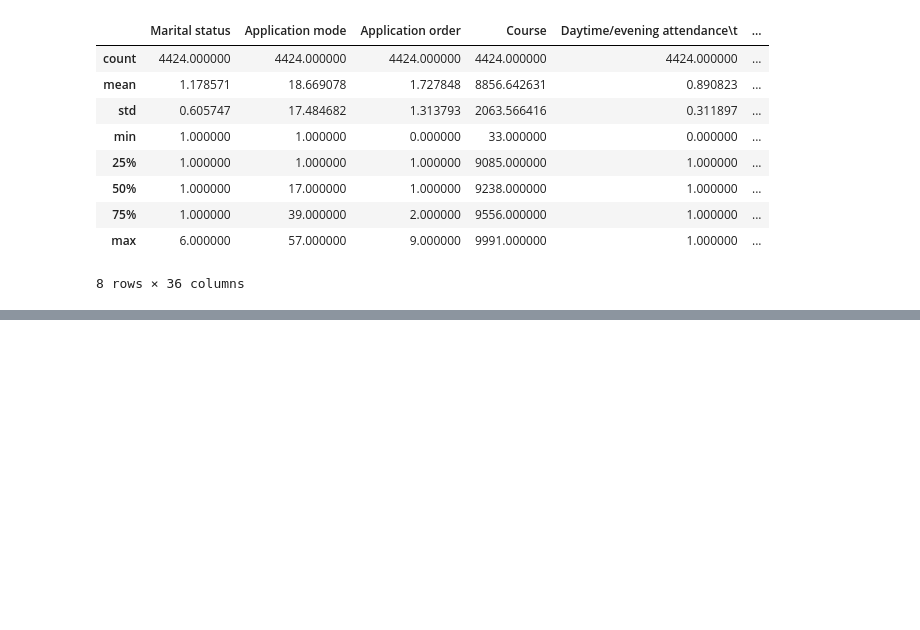
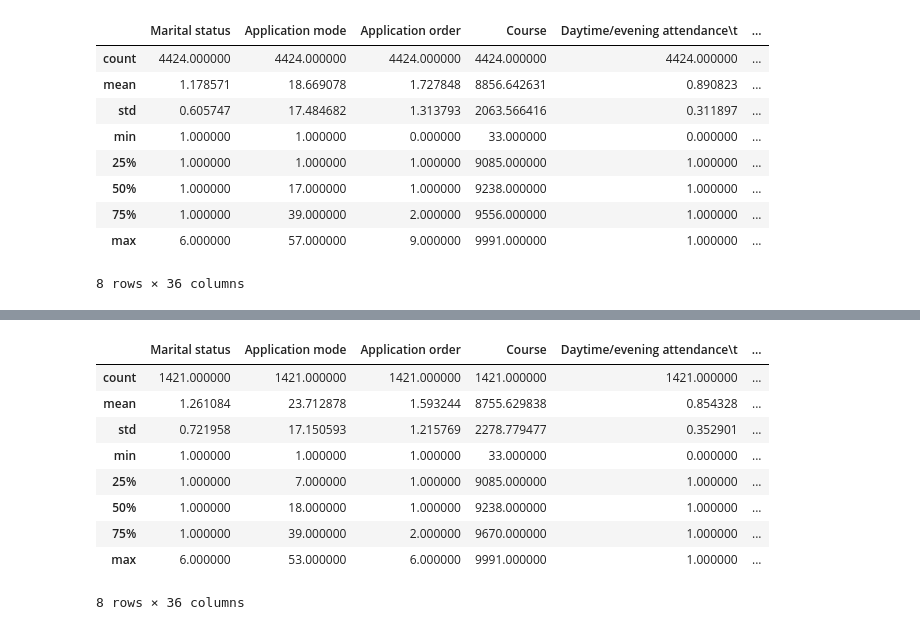
Before and after one commit to HenriqueNPinho/FEUP-IArt, a Jupyter notebook: Project_2/Students Dropout and Success.ipynb, the cells around one changed output, grey strips where cells are left out. Cells and saved outputs as stored; diff of their text form; code cells hidden in the pictures; blank space fills up the shorter version.

```diff
--- a/Project_2/Students Dropout and Success.ipynb
+++ b/Project_2/Students Dropout and Success.ipynb
@@ -85 +116,15 @@ plt.bar(['Graduated', 'Enrolled', 'Dropout'], [len(graduated), len(enrolled), le
+# %%
+dropout_data = student_data[student_data.Target == 'Dropout']
+dropout_data.describe()
+# %% [output]
+|  | Marital status | Application mode | Application order | Course | Daytime/evening attendance\t | ... |
+| count | 1421.000000 | 1421.000000 | 1421.000000 | 1421.000000 | 1421.000000 | ... |
+| mean | 1.261084 | 23.712878 | 1.593244 | 8755.629838 | 0.854328 | ... |
+| std | 0.721958 | 17.150593 | 1.215769 | 2278.779477 | 0.352901 | ... |
+| min | 1.000000 | 1.000000 | 1.000000 | 33.000000 | 0.000000 | ... |
+| 25% | 1.000000 | 7.000000 | 1.000000 | 9085.000000 | 1.000000 | ... |
+| 50% | 1.000000 | 18.000000 | 1.000000 | 9238.000000 | 1.000000 | ... |
+| 75% | 1.000000 | 39.000000 | 2.000000 | 9670.000000 | 1.000000 | ... |
+| max | 6.000000 | 53.000000 | 6.000000 | 9991.000000 | 1.000000 | ... |
+8 rows × 36 columns
 # %%
```
Also changed, not shown: parts of 8 cells of this notebook, 2 other files.
